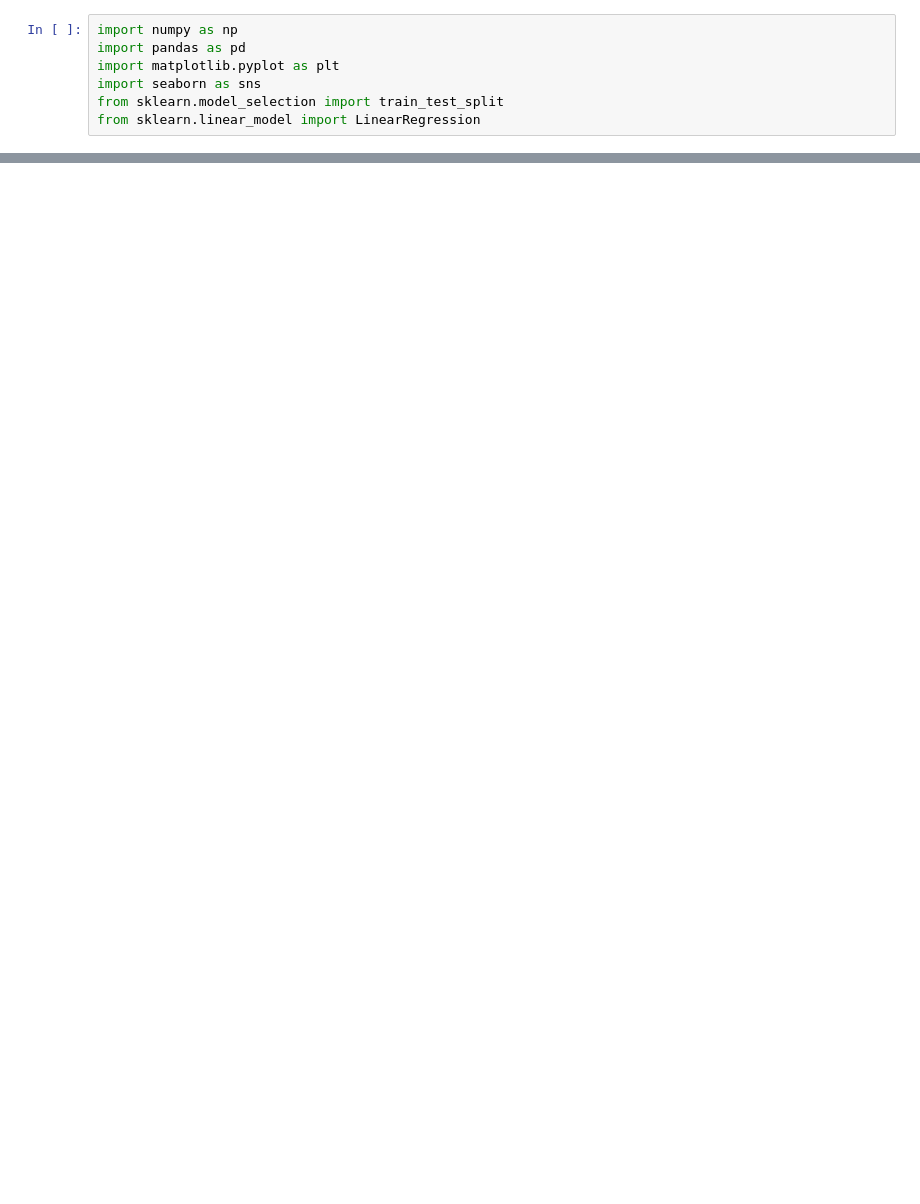
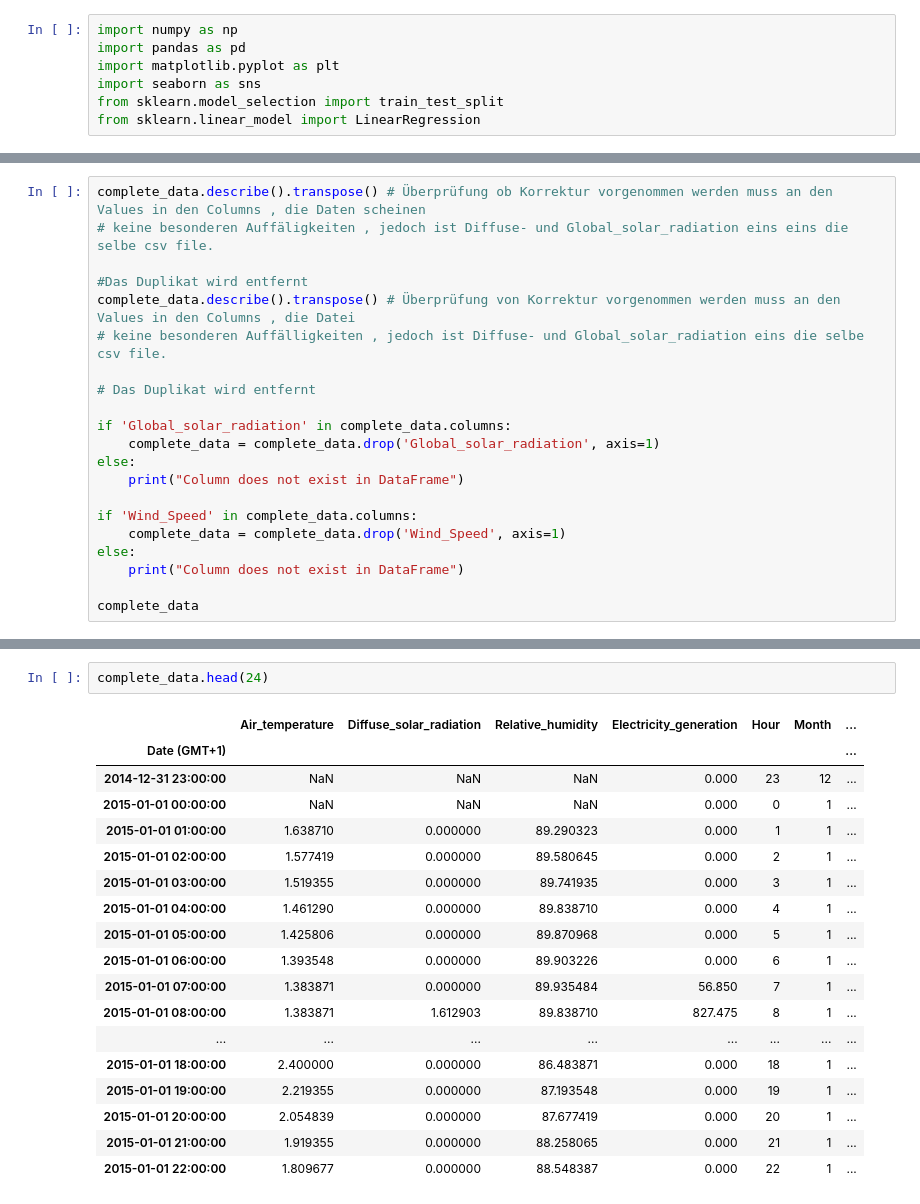
Before and after one commit to StevenE98/Optimierung-der-Energieerzeugungsprognose-fuer-Solar-und-Windanlagen, a Jupyter notebook: solarprognose.ipynb, the cells around one changed output, grey strips where cells are left out. Drawn from its saved outputs; the diff is of its cells as text; blank space fills up the shorter version.

```diff
--- a/solarprognose.ipynb
+++ b/solarprognose.ipynb
@@ -200,0 +184,21 @@ complete_data.describe().transpose()
+# %%
+complete_data.describe().transpose() # Überprüfung ob Korrektur vorgenommen werden muss an den Values in den Columns , die Daten scheinen
+# keine besonderen Auffäligkeiten , jedoch ist Diffuse- und Global_solar_radiation eins eins die selbe csv file.
+
+#Das Duplikat wird entfernt
+complete_data.describe().transpose() # Überprüfung von Korrektur vorgenommen werden muss an den Values in den Columns , die Datei
+# keine besonderen Auffälligkeiten , jedoch ist Diffuse- und Global_solar_radiation eins die selbe csv file.
+
+# Das Duplikat wird entfernt
+
+if 'Global_solar_radiation' in complete_data.columns:
+    complete_data = complete_data.drop('Global_solar_radiation', axis=1)
+else:
+    print("Column does not exist in DataFrame")
+
+if 'Wind_Speed' in complete_data.columns:
+    complete_data = complete_data.drop('Wind_Speed', axis=1)
+else:
+    print("Column does not exist in DataFrame")
+
+complete_data
@@ -544,0 +554,21 @@ Epoch 10/10
+# %%
+complete_data.head(24)
+# %% [output]
+|  | Air_temperature | Diffuse_solar_radiation | Relative_humidity | Electricity_generation | Hour | Month | ... |
+| Date (GMT+1) |  |  |  |  |  |  | ... |
+| 2014-12-31 23:00:00 | NaN | NaN | NaN | 0.000 | 23 | 12 | ... |
+| 2015-01-01 00:00:00 | NaN | NaN | NaN | 0.000 | 0 | 1 | ... |
+| 2015-01-01 01:00:00 | 1.638710 | 0.000000 | 89.290323 | 0.000 | 1 | 1 | ... |
+| 2015-01-01 02:00:00 | 1.577419 | 0.000000 | 89.580645 | 0.000 | 2 | 1 | ... |
+| 2015-01-01 03:00:00 | 1.519355 | 0.000000 | 89.741935 | 0.000 | 3 | 1 | ... |
+| 2015-01-01 04:00:00 | 1.461290 | 0.000000 | 89.838710 | 0.000 | 4 | 1 | ... |
+| 2015-01-01 05:00:00 | 1.425806 | 0.000000 | 89.870968 | 0.000 | 5 | 1 | ... |
+| 2015-01-01 06:00:00 | 1.393548 | 0.000000 | 89.903226 | 0.000 | 6 | 1 | ... |
+| 2015-01-01 07:00:00 | 1.383871 | 0.000000 | 89.935484 | 56.850 | 7 | 1 | ... |
+| 2015-01-01 08:00:00 | 1.383871 | 1.612903 | 89.838710 | 827.475 | 8 | 1 | ... |
+| ... | ... | ... | ... | ... | ... | ... | ... |
+| 2015-01-01 18:00:00 | 2.400000 | 0.000000 | 86.483871 | 0.000 | 18 | 1 | ... |
+| 2015-01-01 19:00:00 | 2.219355 | 0.000000 | 87.193548 | 0.000 | 19 | 1 | ... |
+| 2015-01-01 20:00:00 | 2.054839 | 0.000000 | 87.677419 | 0.000 | 20 | 1 | ... |
+| 2015-01-01 21:00:00 | 1.919355 | 0.000000 | 88.258065 | 0.000 | 21 | 1 | ... |
+| 2015-01-01 22:00:00 | 1.809677 | 0.000000 | 88.548387 | 0.000 | 22 | 1 | ... |
```
Also changed, not shown: parts of 22 cells of this notebook.
